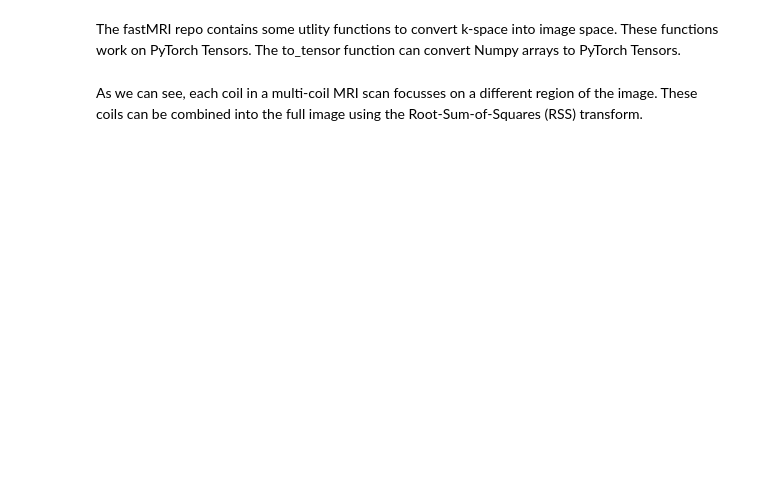
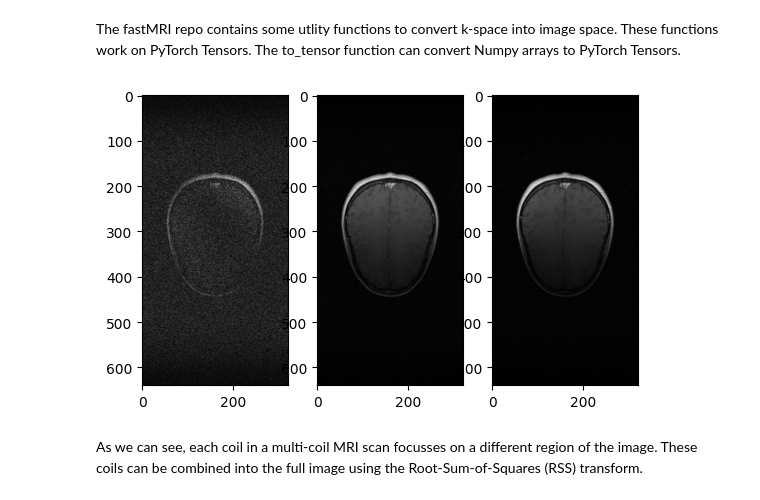
Before and after one commit to myhansu/mri_reconstruction, a Jupyter notebook: fastMRI_tutorial.ipynb, the cells around one changed output. Saved outputs shown, nothing was run; the diff lists cells and outputs as text; code cells hidden in the pictures; blank space fills up the shorter version.

```diff
--- a/fastMRI_tutorial.ipynb
+++ b/fastMRI_tutorial.ipynb
@@ -59,7 +61,9 @@ slice_kspace2 = T.to_tensor(slice_kspace)      # Convert from numpy array to pyt
 slice_image = fastmri.ifft2c(slice_kspace2)           # Apply Inverse Fourier Transform to get the complex image
 slice_image_abs = fastmri.complex_abs(slice_image)   # Compute absolute value to get a real image
 # %%
-show_coils(slice_image_abs, [0, 5, 10], cmap='gray')
+show_coils(slice_image_abs, [0, 1, 2], cmap='gray')
+# %% [output]
+[figure, added]
 # %% [markdown]
 As we can see, each coil in a multi-coil MRI scan focusses on a different region of the image. These coils can be combined into the full image using the Root-Sum-of-Squares (RSS) transform.
 # %%
```
Also changed, not shown: parts of 6 cells of this notebook.
